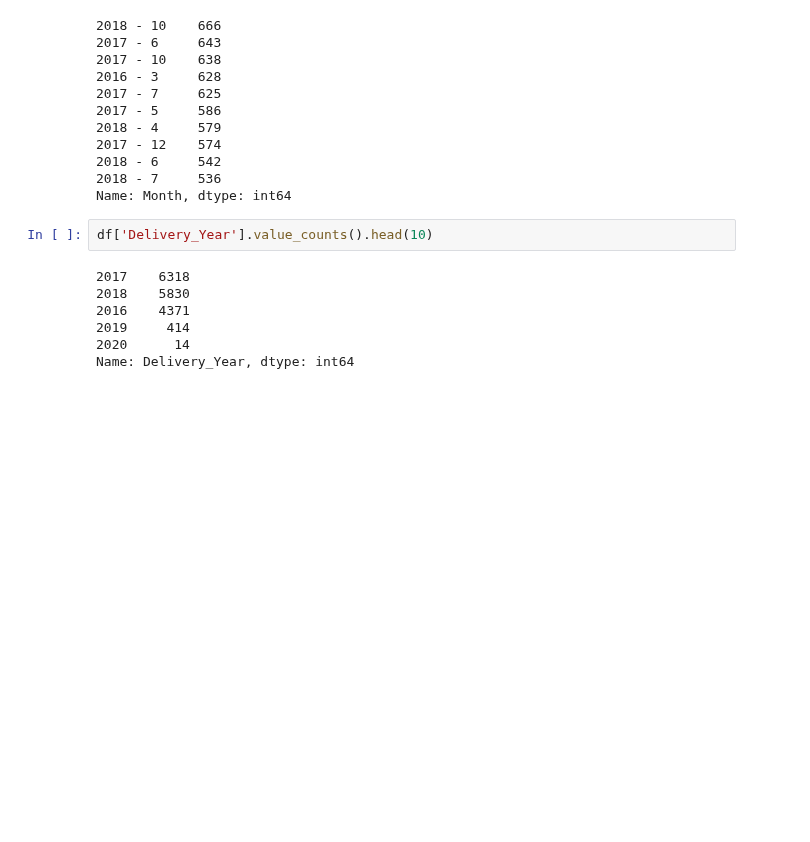
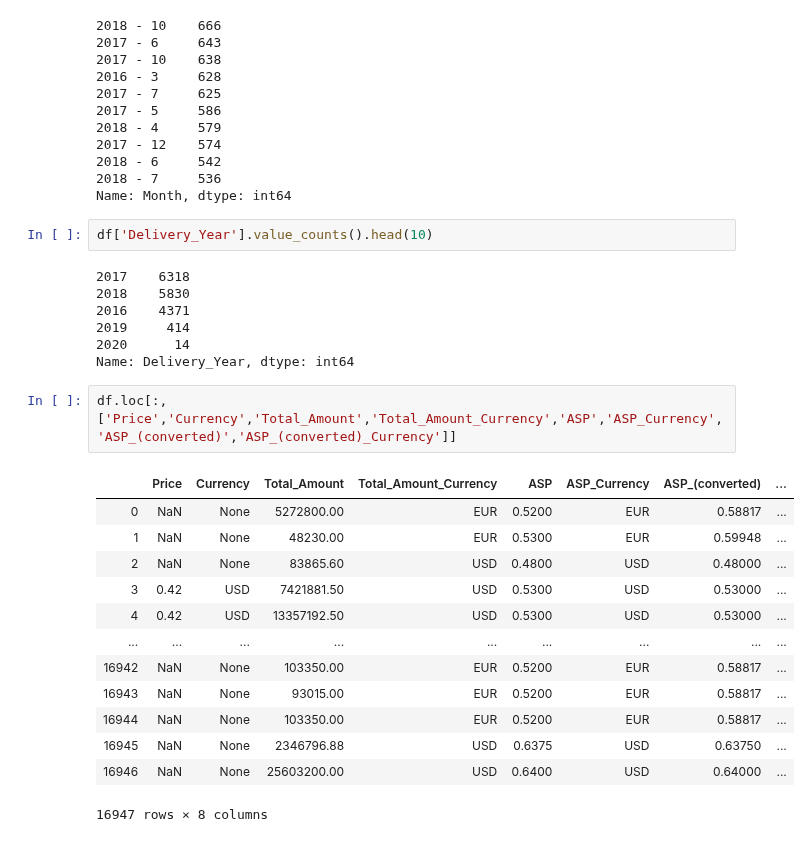
Before and after one commit to FernandoSinisi/Orga-Datos-2C-2020, a Jupyter notebook: TP1/Info General.ipynb, the cells around one changed output. Cells and saved outputs as stored; diff of their text form; blank space fills up the shorter version.

```diff
--- a/TP1/Info General.ipynb
+++ b/TP1/Info General.ipynb
@@ -171,3 +171,19 @@ df['Delivery_Year'].value_counts().head(10)
 2019     414
 2020      14
 Name: Delivery_Year, dtype: int64
+# %%
+df.loc[:,['Price','Currency','Total_Amount','Total_Amount_Currency','ASP','ASP_Currency','ASP_(converted)','ASP_(converted)_Currency']]
+# %% [output]
+|  | Price | Currency | Total_Amount | Total_Amount_Currency | ASP | ASP_Currency | ASP_(converted) | ... |
+| 0 | NaN | None | 5272800.00 | EUR | 0.5200 | EUR | 0.58817 | ... |
+| 1 | NaN | None | 48230.00 | EUR | 0.5300 | EUR | 0.59948 | ... |
+| 2 | NaN | None | 83865.60 | USD | 0.4800 | USD | 0.48000 | ... |
+| 3 | 0.42 | USD | 7421881.50 | USD | 0.5300 | USD | 0.53000 | ... |
+| 4 | 0.42 | USD | 13357192.50 | USD | 0.5300 | USD | 0.53000 | ... |
+| ... | ... | ... | ... | ... | ... | ... | ... | ... |
+| 16942 | NaN | None | 103350.00 | EUR | 0.5200 | EUR | 0.58817 | ... |
+| 16943 | NaN | None | 93015.00 | EUR | 0.5200 | EUR | 0.58817 | ... |
+| 16944 | NaN | None | 103350.00 | EUR | 0.5200 | EUR | 0.58817 | ... |
+| 16945 | NaN | None | 2346796.88 | USD | 0.6375 | USD | 0.63750 | ... |
+| 16946 | NaN | None | 25603200.00 | USD | 0.6400 | USD | 0.64000 | ... |
+16947 rows × 8 columns
```
Also changed, not shown: parts of 2 cells of this notebook, 3 other files.
